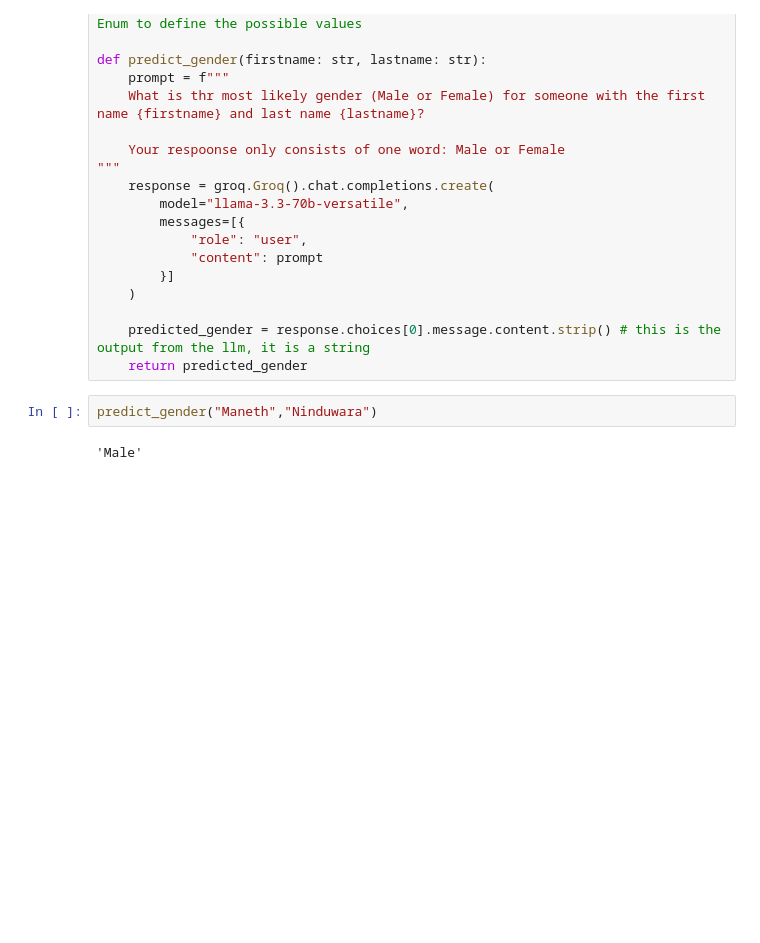
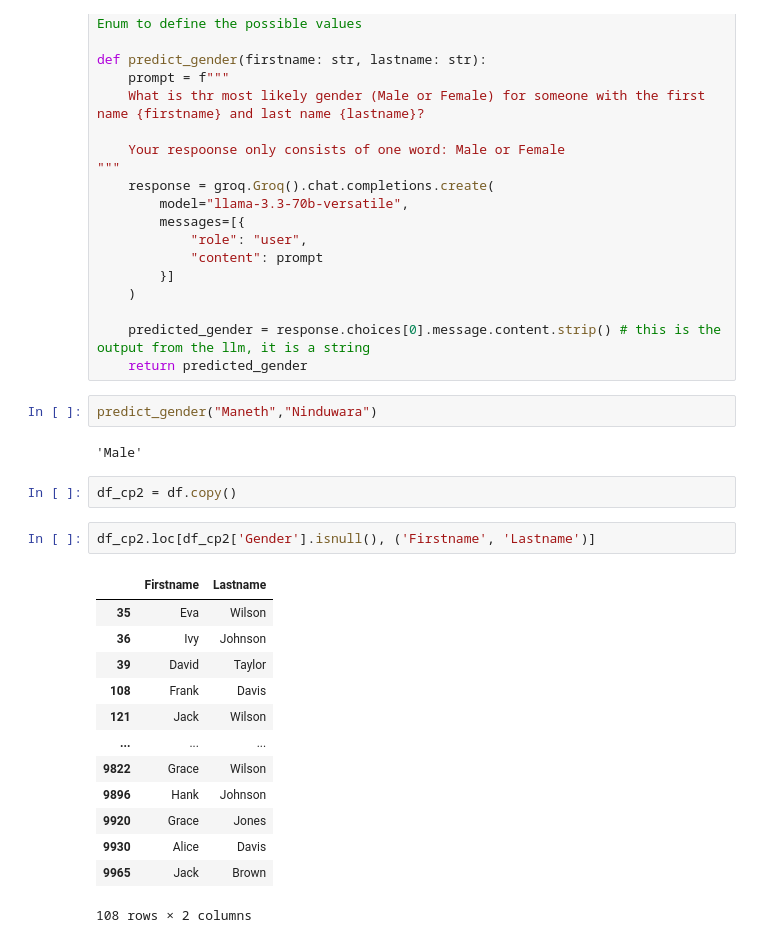
Before and after one commit to ManethNin/Production-Ready-ML-Systems, a Jupyter notebook: EDA/data/0_handle_missing_values.ipynb, the cells around one changed output. Drawn from its saved outputs; the diff is of its cells as text; blank space fills up the shorter version.

Commit message:
impute gender with use of groq

```diff
--- a/EDA/data/0_handle_missing_values.ipynb
+++ b/EDA/data/0_handle_missing_values.ipynb
@@ -172,3 +172,21 @@ def predict_gender(firstname: str, lastname: str):
 predict_gender("Maneth","Ninduwara")
 # %% [output]
 'Male'
+# %%
+df_cp2 = df.copy()
+# %%
+df_cp2.loc[df_cp2['Gender'].isnull(), ('Firstname', 'Lastname')]
+# %% [output]
+|  | Firstname | Lastname |
+| 35 | Eva | Wilson |
+| 36 | Ivy | Johnson |
+| 39 | David | Taylor |
+| 108 | Frank | Davis |
+| 121 | Jack | Wilson |
+| ... | ... | ... |
+| 9822 | Grace | Wilson |
+| 9896 | Hank | Johnson |
+| 9920 | Grace | Jones |
+| 9930 | Alice | Davis |
+| 9965 | Jack | Brown |
+108 rows × 2 columns
```
Also changed, not shown: parts of 5 cells of this notebook, 1 other file.
